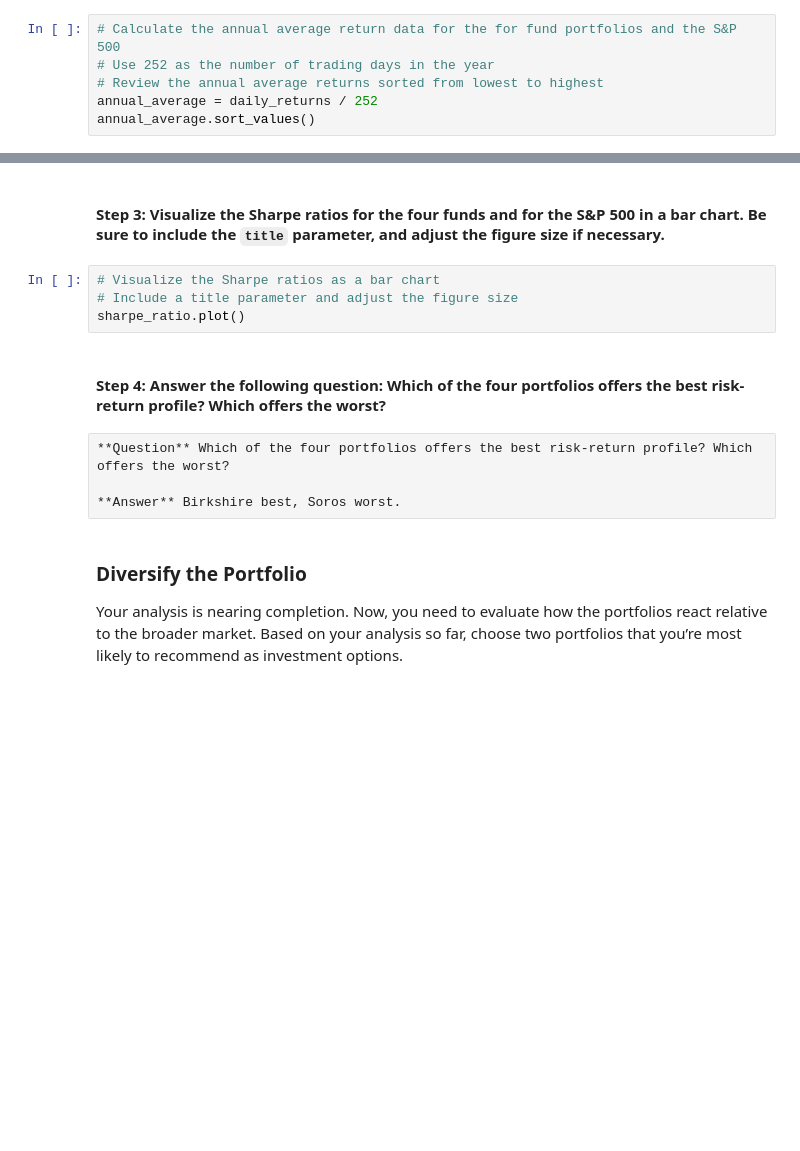
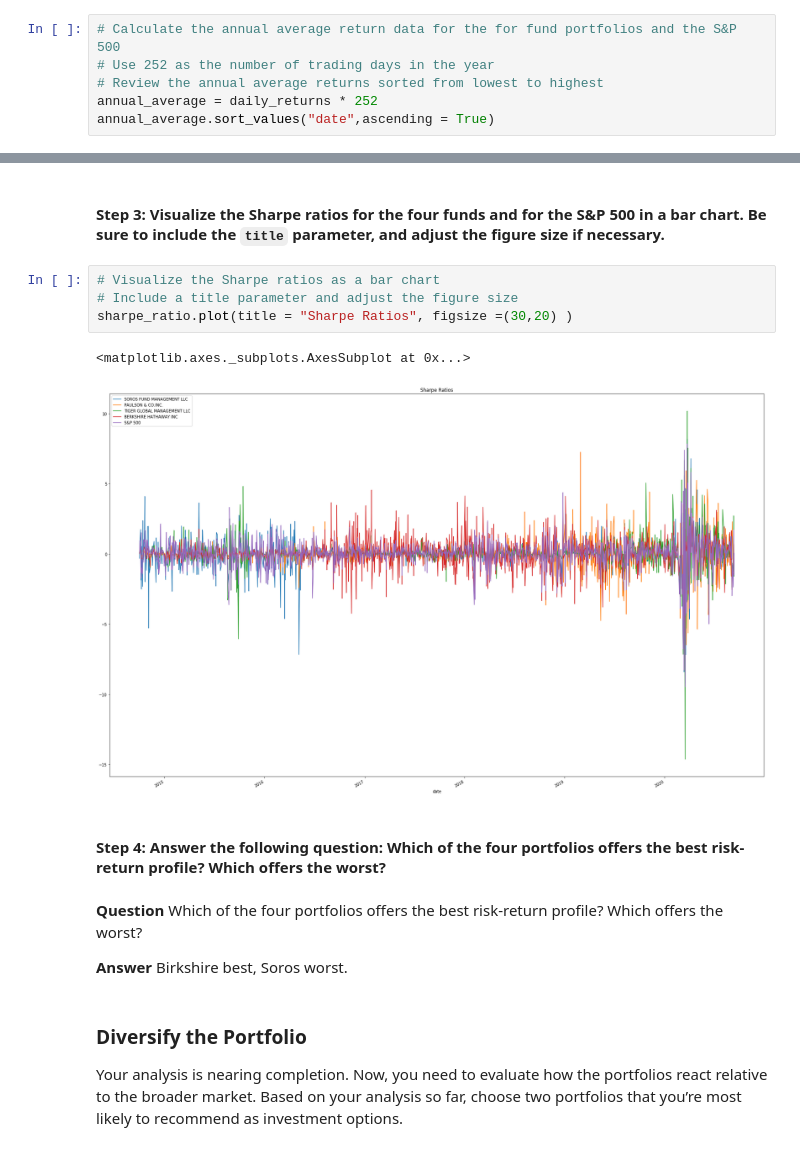
Before and after one commit to tylergusmyers/Portfolio_analyze, a Jupyter notebook: risk_return_analysis.ipynb, the cells around one changed output, grey strips where cells are left out. Drawn from its saved outputs; the diff is of its cells as text; blank space fills up the shorter version.

```diff
--- a/risk_return_analysis.ipynb
+++ b/risk_return_analysis.ipynb
@@ -306,6 +306,6 @@ To determine the overall risk of an asset or portfolio, quantitative analysts an
 # Calculate the annual average return data for the for fund portfolios and the S&P 500
 # Use 252 as the number of trading days in the year
 # Review the annual average returns sorted from lowest to highest
-annual_average = daily_returns / 252
-annual_average.sort_values()
+annual_average = daily_returns * 252
+annual_average.sort_values("date",ascending = True)
 # %% [output]
@@ -322,13 +335,16 @@ sharpe_ratio = annual_average/annual_average_std
 # %%
 # Visualize the Sharpe ratios as a bar chart
 # Include a title parameter and adjust the figure size
-sharpe_ratio.plot()
+sharpe_ratio.plot(title = "Sharpe Ratios", figsize =(30,20) )
+# %% [output]
+<matplotlib.axes._subplots.AxesSubplot at 0x...>
+[figure, added]
 # %% [markdown]
 #### Step 4: Answer the following question: Which of the four portfolios offers the best risk-return profile? Which offers the worst?
-# %% [raw]
-**Question** Which of the four portfolios offers the best risk-return profile? Which offers the worst?
-
-**Answer** Birkshire best, Soros worst.
+# %% [markdown]
+**Question** Which of the four portfolios offers the best risk-return profile? Which offers the worst?
+
+**Answer** Birkshire best, Soros worst.
 # %% [markdown]
 ### Diversify the Portfolio
 
```
Also changed, not shown: parts of 22 cells of this notebook.
